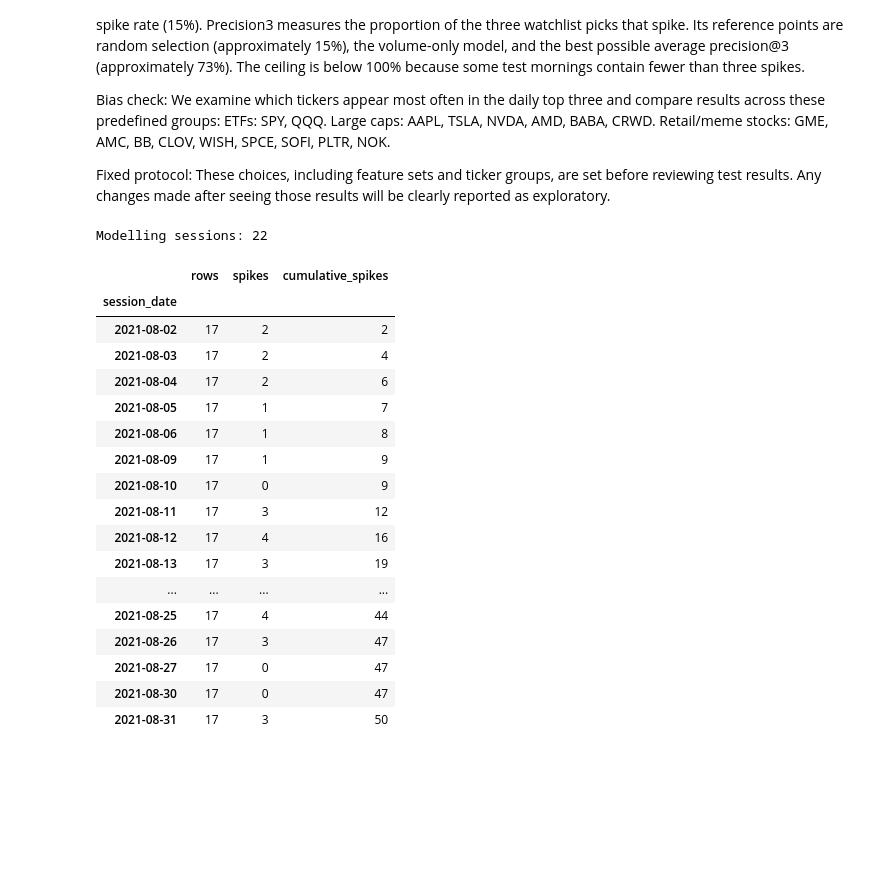
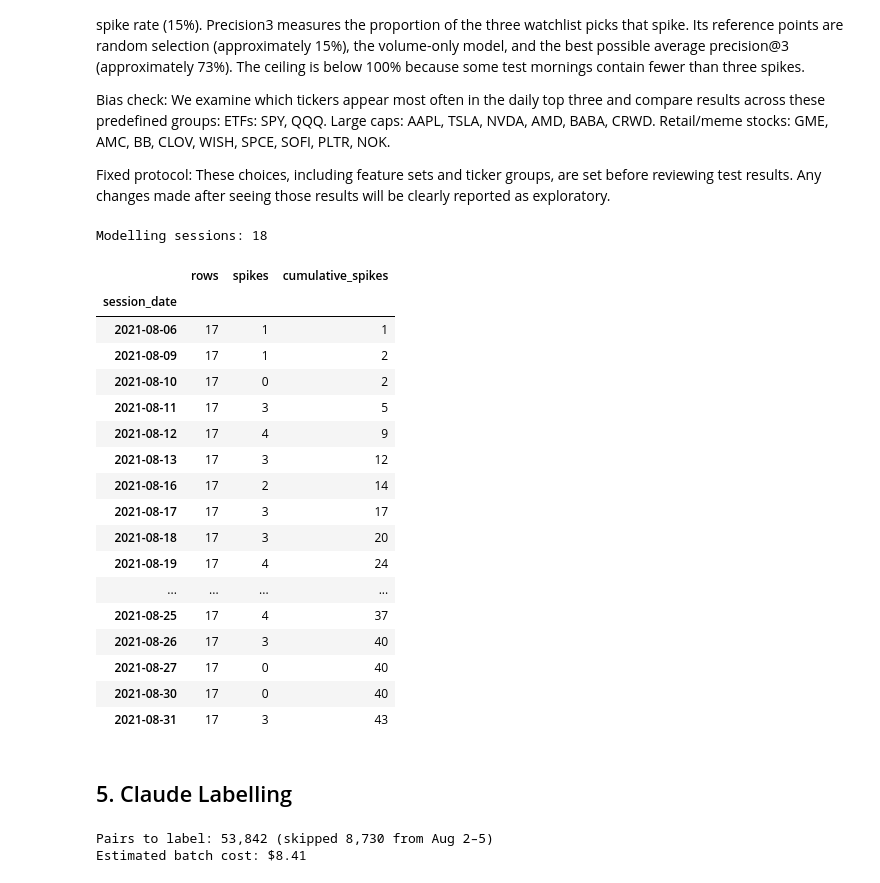
Before and after one commit to lagrenier4451/reddit-volume-forecast, a Jupyter notebook: notebooks/CDA_PhaseIII_AlexToth_LucGrenier.ipynb, the cells around one changed output. Drawn from its saved outputs; the diff is of its cells as text; code cells hidden in the pictures; blank space fills up the shorter version.

Commit message:
Label modelling-session comment pairs with the Claude Batch API

```diff
--- a/notebooks/CDA_PhaseIII_AlexToth_LucGrenier.ipynb
+++ b/notebooks/CDA_PhaseIII_AlexToth_LucGrenier.ipynb
@@ -2138,33 +2138,51 @@ Fixed protocol: These choices, including feature sets and ticker groups, are set
 # %%
 # Prepare the modeling sample for the next phase of analysis.
 
-model_sample = ticker_sessions.loc[
+model_sample = model_data[
     ticker_sessions["spike"].notna()
 ]
 sessions = sorted(model_sample["session_date"].unique())
 print("Modelling sessions:", len(sessions))
 
 counts = (model_sample.groupby("session_date")["spike"]
           .agg(rows="size", spikes="sum")
           .assign(cumulative_spikes=lambda d: d["spikes"].cumsum()))
 display(counts)
 # %% [output]
-Modelling sessions: 22
+Modelling sessions: 18
 |  | rows | spikes | cumulative_spikes |
 | session_date |  |  |  |
-| 2021-08-02 | 17 | 2 | 2 |
-| 2021-08-03 | 17 | 2 | 4 |
-| 2021-08-04 | 17 | 2 | 6 |
-| 2021-08-05 | 17 | 1 | 7 |
-| 2021-08-06 | 17 | 1 | 8 |
-| 2021-08-09 | 17 | 1 | 9 |
-| 2021-08-10 | 17 | 0 | 9 |
-| 2021-08-11 | 17 | 3 | 12 |
-| 2021-08-12 | 17 | 4 | 16 |
-| 2021-08-13 | 17 | 3 | 19 |
+| 2021-08-06 | 17 | 1 | 1 |
+| 2021-08-09 | 17 | 1 | 2 |
+| 2021-08-10 | 17 | 0 | 2 |
+| 2021-08-11 | 17 | 3 | 5 |
+| 2021-08-12 | 17 | 4 | 9 |
+| 2021-08-13 | 17 | 3 | 12 |
+| 2021-08-16 | 17 | 2 | 14 |
+| 2021-08-17 | 17 | 3 | 17 |
+| 2021-08-18 | 17 | 3 | 20 |
+| 2021-08-19 | 17 | 4 | 24 |
 | ... | ... | ... | ... |
-| 2021-08-25 | 17 | 4 | 44 |
-| 2021-08-26 | 17 | 3 | 47 |
-| 2021-08-27 | 17 | 0 | 47 |
-| 2021-08-30 | 17 | 0 | 47 |
-| 2021-08-31 | 17 | 3 | 50 |
+| 2021-08-25 | 17 | 4 | 37 |
+| 2021-08-26 | 17 | 3 | 40 |
+| 2021-08-27 | 17 | 0 | 40 |
+| 2021-08-30 | 17 | 0 | 40 |
+| 2021-08-31 | 17 | 3 | 43 |
+# %% [markdown]
+## 5. Claude Labelling
+# %%
+# Claude features are only needed for modelling sessions (Aug 6–31)
+modeling_sessions = set(model_data["session_date"])
+batch_pairs = remaining_pairs.loc[remaining_pairs["session_date"].isin(modeling_sessions)].copy()
+
+# Each request needs a unique ID: "<comment id>_<ticker>"
+batch_pairs["custom_id"] = batch_pairs["id"] + "_" + batch_pairs["ticker"]
+assert batch_pairs["custom_id"].is_unique
+assert batch_pairs["custom_id"].str.fullmatch(r"[A-Za-z0-9_-]{1,64}").all()
+
+est_cost = len(batch_pairs) * (mean_input * 0.10 + mean_output * 0.50) / 1e6 / 2   # batch = half price
+print(f"Pairs to label: {len(batch_pairs):,} (skipped {len(remaining_pairs) - len(batch_pairs):,} from Aug 2–5)")
+print(f"Estimated batch cost: ${est_cost:.2f}")
+# %% [output]
+Pairs to label: 53,842 (skipped 8,730 from Aug 2–5)
+Estimated batch cost: $8.41
```
Also changed, not shown: parts of 4 cells of this notebook, 3 other files.
